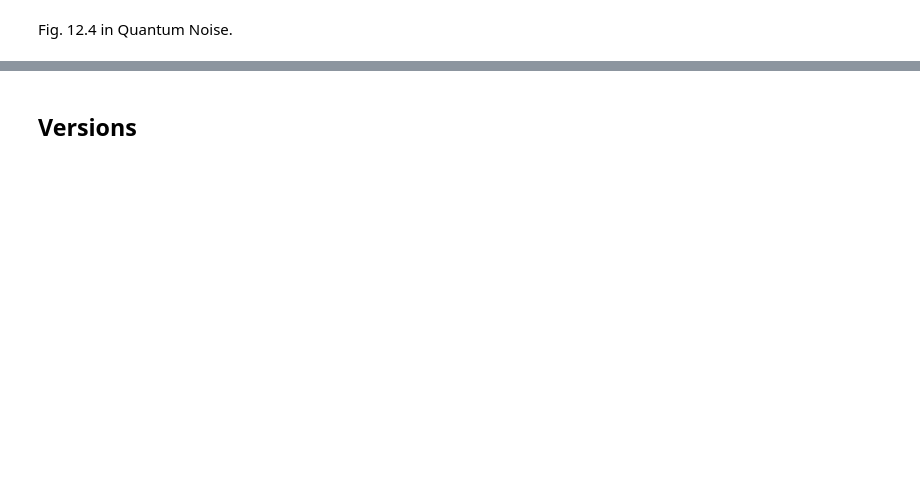
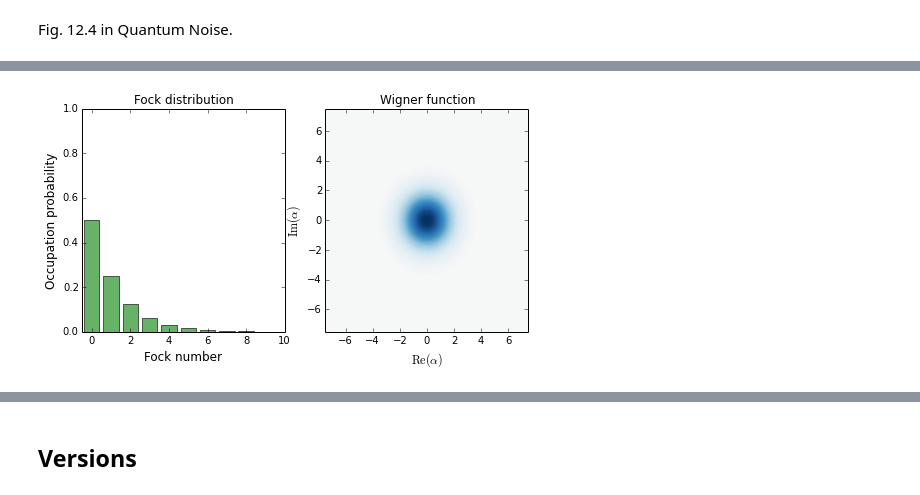
Before and after one commit to jrjohansson/qutip-lectures, a Jupyter notebook: Lecture-15-Nonclassically-driven-atoms.ipynb, the cells around one changed output, grey strips where cells are left out. Saved outputs shown, nothing was run; the diff lists cells and outputs as text; code cells hidden in the pictures; blank space fills up the shorter version.

```diff
--- a/Lecture-15-Nonclassically-driven-atoms.ipynb
+++ b/Lecture-15-Nonclassically-driven-atoms.ipynb
@@ -106,0 +206,47 @@ Fig. 12.4 in Quantum Noise.
+# %%
+a   = tensor(destroy(N), identity(2), identity(2))
+sm1 = tensor(identity(N), destroy(2), identity(2))
+sp1 = sm1.dag()
+sm2 = tensor(identity(N), identity(2), destroy(2))
+sp2 = sm2.dag()
+# %%
+def solve(ek, e1, e2, gamma1, gamma2, kappa, n_th, E):
+
+    eta1 = (1 - ek) * e1
+    eta2 = (1 - e1) * (1 - e2)
+
+    H = 1j * E * (a - a.dag())
+
+    L0 = liouvillian(H, [sqrt(kappa * (1 + n_th)) * a, sqrt(kappa * n_th) * a.dag(),
+                     sqrt(gamma1) * sm1, sqrt(gamma2) * sm2])
+
+    L1 = - sqrt(2 * kappa * eta1 * gamma1) * \
+            (spre(sp1 * a) - spre(a) * spost(sp1) + spost(a.dag() * sm1) - spre(sm1) * spost(a.dag())) + \
+         - sqrt(eta2 * gamma1 * gamma2) * \
+            (spre(sp2 * sm1) - spre(sm1) * spost(sp2) + spost(sp1 * sm2) - spre(sm2) * spost(sp1))
+
+    L = L0 + L1
+
+    rhoss = steadystate(L)
+
+    G2_11 = correlation_4op_1t(L, rhoss, taulist, [], sp1, sp1, sm1, sm1)
+    g2_11 = G2_11 / (expect(sp1*sm1, rhoss) * expect(sp1*sm1, rhoss))
+
+    G2_22 = correlation_4op_1t(L, rhoss, taulist, [], sp2, sp2, sm2, sm2)
+    g2_22 = G2_22 / (expect(sp2*sm2, rhoss) * expect(sp2*sm2, rhoss))
+
+    G2_12 = correlation_4op_1t(L, rhoss, taulist, [], sp2, sp1, sm1, sm2)
+    g2_12 = G2_12 / (expect(sp1*sm1, rhoss) * expect(sp2*sm2, rhoss))
+
+    G2_21 = correlation_4op_1t(L, rhoss, taulist, [], sp1, sp2, sm2, sm1)
+    g2_21 = G2_21 / (expect(sp2*sm2, rhoss) * expect(sp1*sm1, rhoss))
+
+    return rhoss, g2_11, g2_12, g2_21, g2_22
+# %%
+# thermal
+rhoss_t, g2_11_t, g2_12_t, g2_21_t, g2_22_t = solve(ek, e1, e2, gamma1, gamma2, kappa, n_th, 0.0)
+# %%
+# visualize the cavity state
+wigner_fock_distribution(rhoss_t.ptrace(0));
+# %% [output]
+[figure, added]
```
Also changed, not shown: parts of 24 cells of this notebook.
